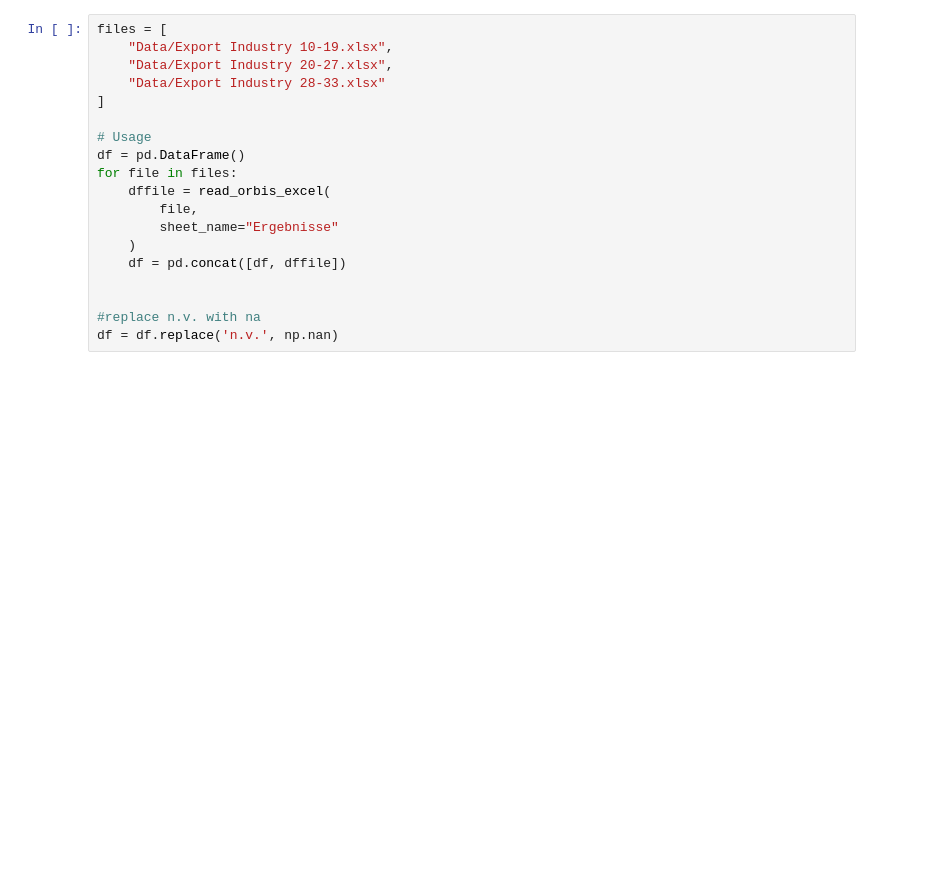
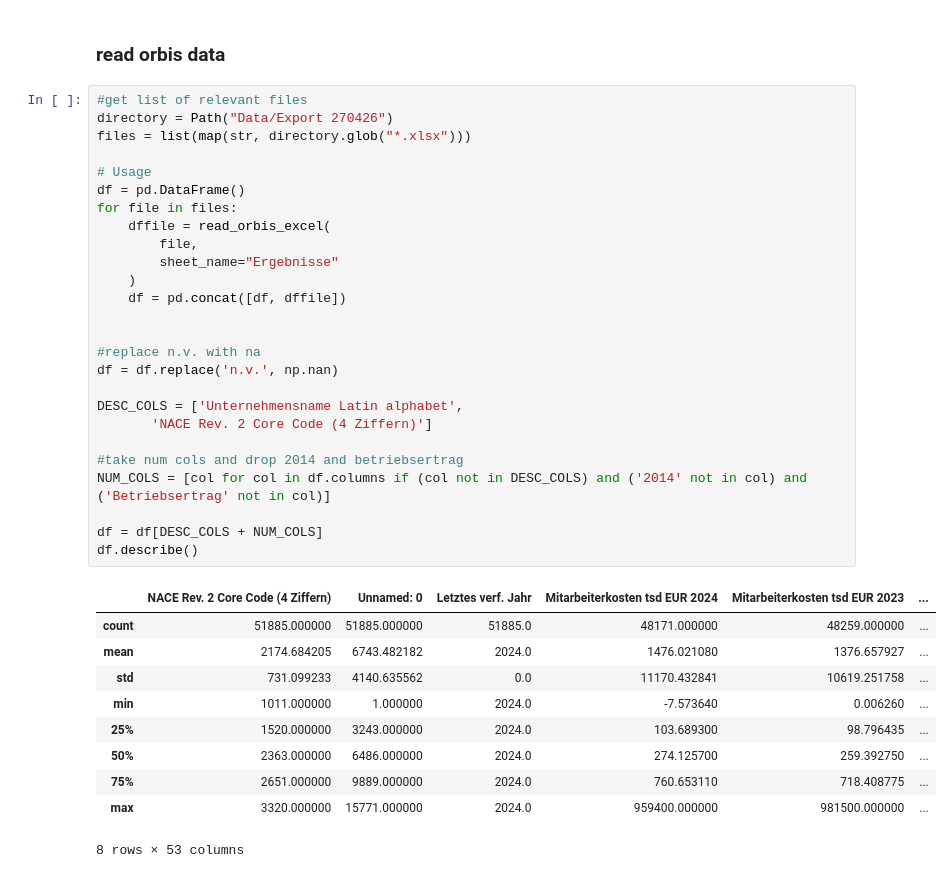
Before and after one commit to CurdinLieberherr/Master-Thesis, a Jupyter notebook: data.ipynb, the cells around one changed output. Saved outputs shown, nothing was run; the diff lists cells and outputs as text; blank space fills up the shorter version.

```diff
--- a/data.ipynb
+++ b/data.ipynb
@@ -4,19 +105,39 @@ import numpy as np
+# %% [markdown]
+### read orbis data
 # %%
-files = [
-    "Data/Export Industry 10-19.xlsx",
-    "Data/Export Industry 20-27.xlsx",
-    "Data/Export Industry 28-33.xlsx"
-]
+#get list of relevant files
+directory = Path("Data/Export 270426")
+files = list(map(str, directory.glob("*.xlsx")))
 
 # Usage
 df = pd.DataFrame()
 for file in files:
     dffile = read_orbis_excel(
         file,
         sheet_name="Ergebnisse"
     )
     df = pd.concat([df, dffile])
 
 
 #replace n.v. with na
 df = df.replace('n.v.', np.nan)
+
+DESC_COLS = ['Unternehmensname Latin alphabet',
+       'NACE Rev. 2 Core Code (4 Ziffern)']
+
+#take num cols and drop 2014 and betriebsertrag
+NUM_COLS = [col for col in df.columns if (col not in DESC_COLS) and ('2014' not in col) and ('Betriebsertrag' not in col)]
+
+df = df[DESC_COLS + NUM_COLS]
+df.describe()
+# %% [output]
+|  | NACE Rev. 2 Core Code (4 Ziffern) | Unnamed: 0 | Letztes verf. Jahr | Mitarbeiterkosten tsd EUR 2024 | Mitarbeiterkosten tsd EUR 2023 | ... |
+| count | 51885.000000 | 51885.000000 | 51885.0 | 48171.000000 | 48259.000000 | ... |
+| mean | 2174.684205 | 6743.482182 | 2024.0 | 1476.021080 | 1376.657927 | ... |
+| std | 731.099233 | 4140.635562 | 0.0 | 11170.432841 | 10619.251758 | ... |
+| min | 1011.000000 | 1.000000 | 2024.0 | -7.573640 | 0.006260 | ... |
+| 25% | 1520.000000 | 3243.000000 | 2024.0 | 103.689300 | 98.796435 | ... |
+| 50% | 2363.000000 | 6486.000000 | 2024.0 | 274.125700 | 259.392750 | ... |
+| 75% | 2651.000000 | 9889.000000 | 2024.0 | 760.653110 | 718.408775 | ... |
+| max | 3320.000000 | 15771.000000 | 2024.0 | 959400.000000 | 981500.000000 | ... |
+8 rows × 53 columns
```
Also changed, not shown: parts of 14 cells of this notebook, 2 other files.
